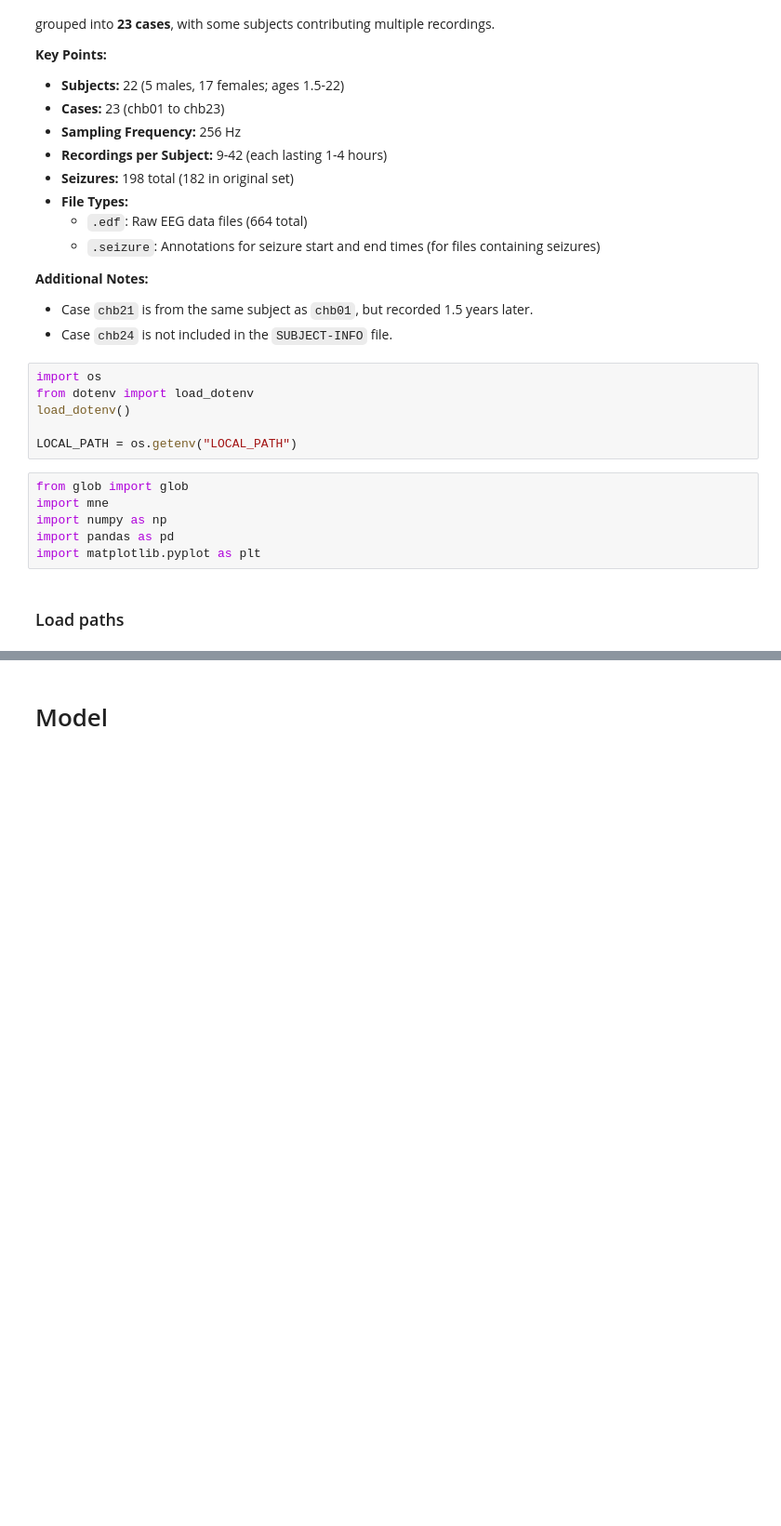
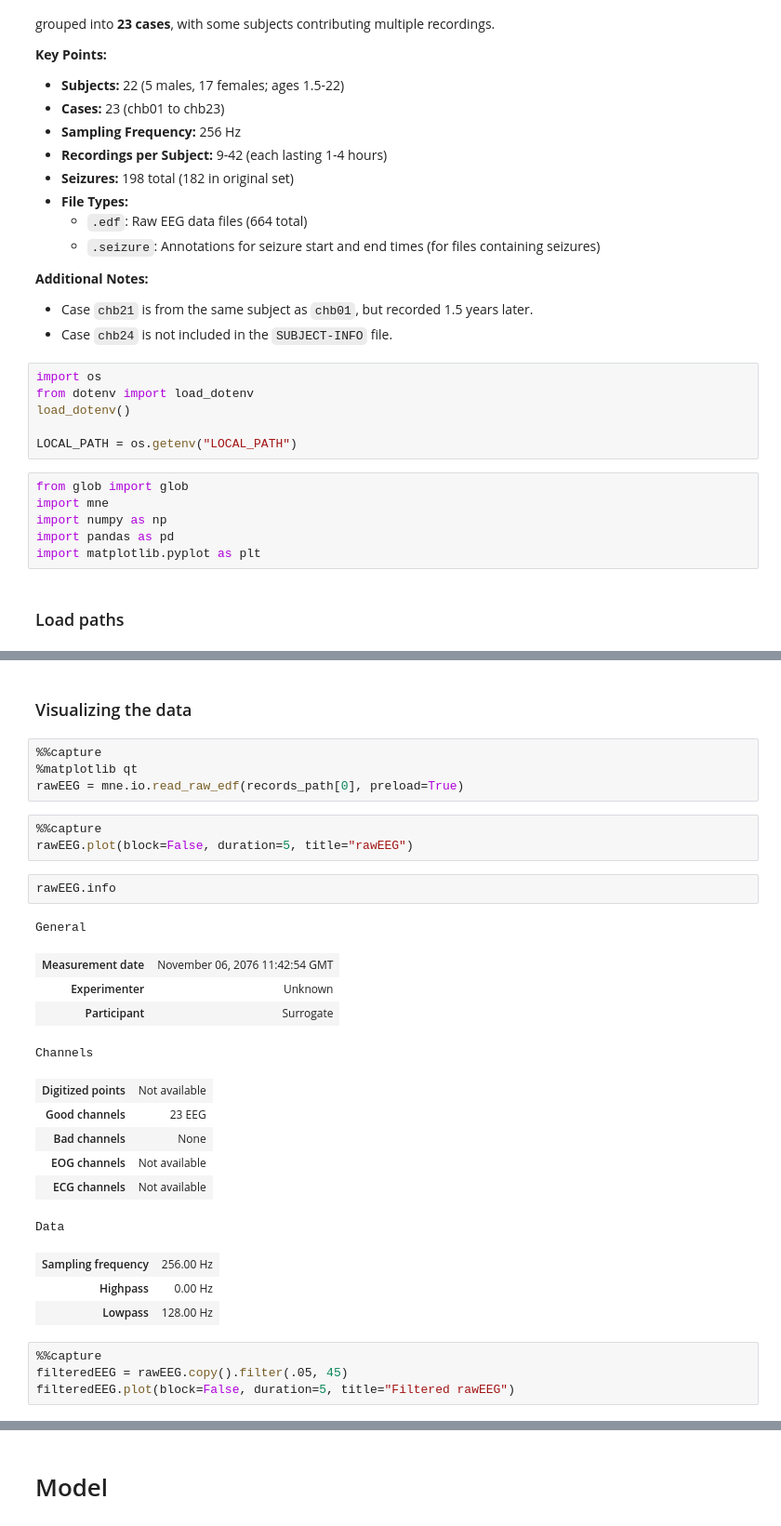
Before and after one commit to AaryaAshok77/Epilepsy_Detector, a Jupyter notebook: EpilepsyDetection.ipynb, the cells around one changed output, grey strips where cells are left out. Shown: that part at 93% size. Drawn from its saved outputs; the diff is of its cells as text; blank space fills up the shorter version.

```diff
--- a/EpilepsyDetection.ipynb
+++ b/EpilepsyDetection.ipynb
@@ -139,0 +115,30 @@ print(len(records_normal_path), records_normal_path)
+# %% [markdown]
+### Visualizing the data
+# %%
+%%capture
+%matplotlib qt
+rawEEG = mne.io.read_raw_edf(records_path[0], preload=True)
+# %%
+%%capture
+rawEEG.plot(block=False, duration=5, title="rawEEG")
+# %%
+rawEEG.info
+# %% [output]
+General
+| Measurement date | November 06, 2076 11:42:54 GMT |
+| Experimenter | Unknown |
+| Participant | Surrogate |
+Channels
+| Digitized points | Not available |
+| Good channels | 23 EEG |
+| Bad channels | None |
+| EOG channels | Not available |
+| ECG channels | Not available |
+Data
+| Sampling frequency | 256.00 Hz |
+| Highpass | 0.00 Hz |
+| Lowpass | 128.00 Hz |
+# %%
+%%capture
+filteredEEG = rawEEG.copy().filter(.05, 45)
+filteredEEG.plot(block=False, duration=5, title="Filtered rawEEG")
```
Also changed, not shown: parts of 37 cells of this notebook.
